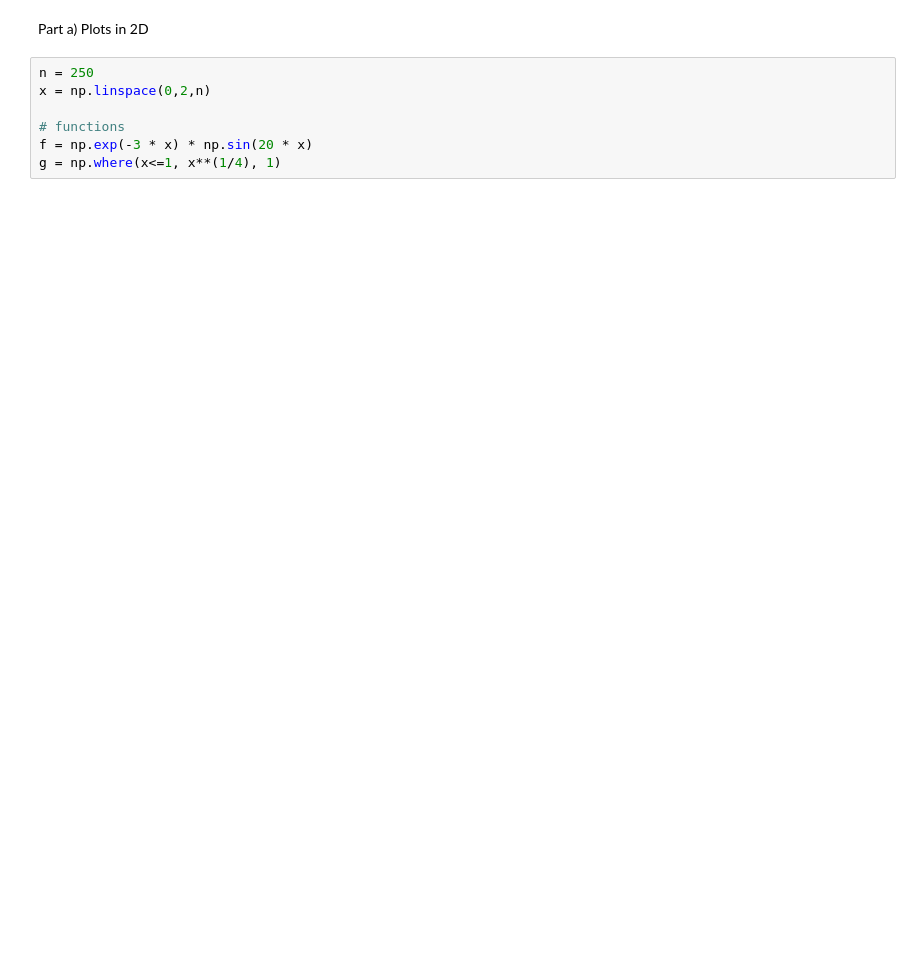
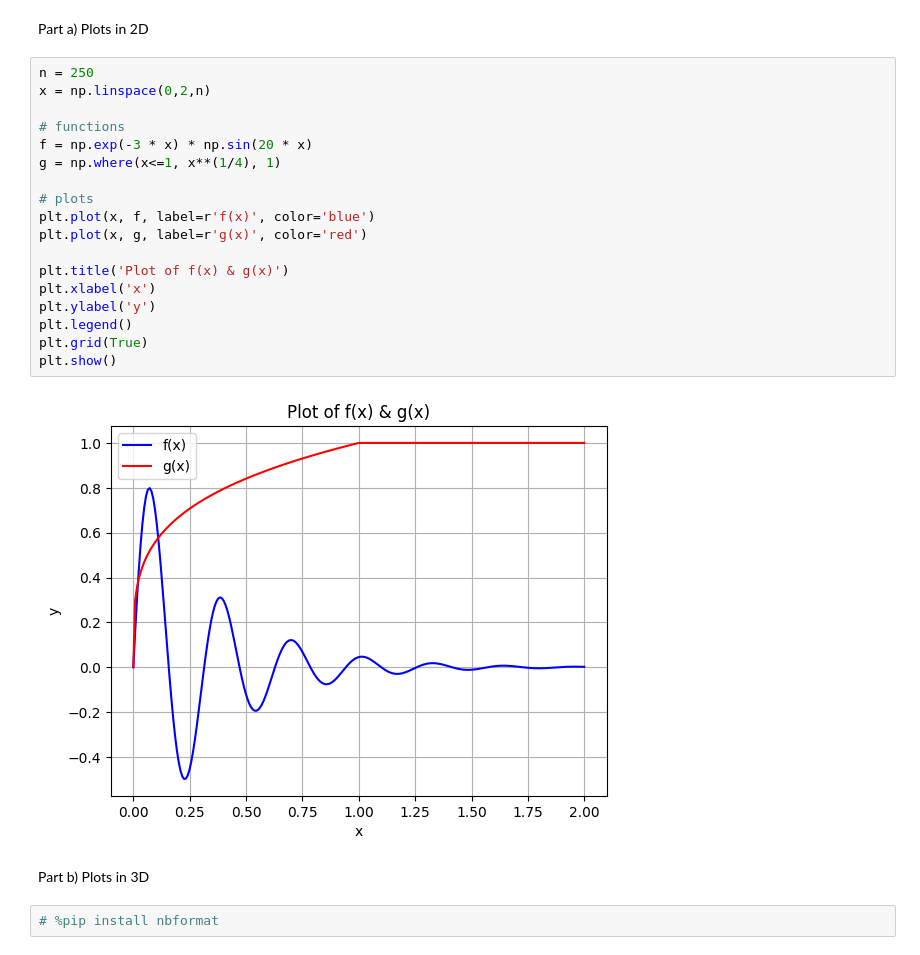
Before and after one commit to HetviChaniyara/Non-Linear-Optimisation-Homeworks, a Jupyter notebook: Homework 1/1.5.ipynb, the cells around one changed output. Drawn from its saved outputs; the diff is of its cells as text; blank space fills up the shorter version.

```diff
--- a/Homework 1/1.5.ipynb
+++ b/Homework 1/1.5.ipynb
@@ -8,7 +8,24 @@ Part a) Plots in 2D
 # %%
 n = 250
 x = np.linspace(0,2,n)
 
 # functions
 f = np.exp(-3 * x) * np.sin(20 * x)
 g = np.where(x<=1, x**(1/4), 1)
+
+# plots
+plt.plot(x, f, label=r'f(x)', color='blue')
+plt.plot(x, g, label=r'g(x)', color='red')
+
+plt.title('Plot of f(x) & g(x)')
+plt.xlabel('x')
+plt.ylabel('y')
+plt.legend()
+plt.grid(True)
+plt.show()
+# %% [output]
+[figure, added]
+# %% [markdown]
+Part b) Plots in 3D
+# %%
+# %pip install nbformat
```
Also changed, not shown: parts of 5 cells of this notebook.
